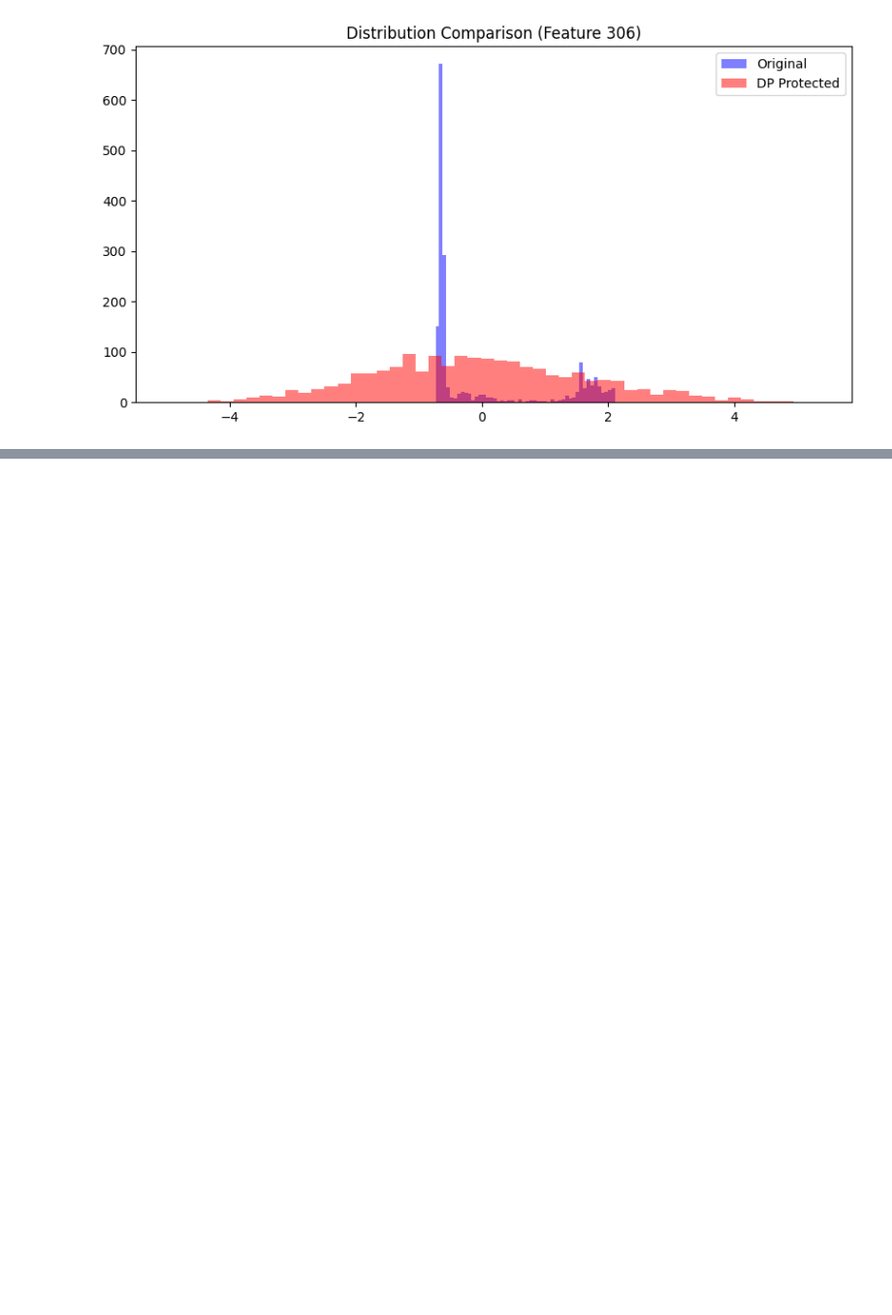
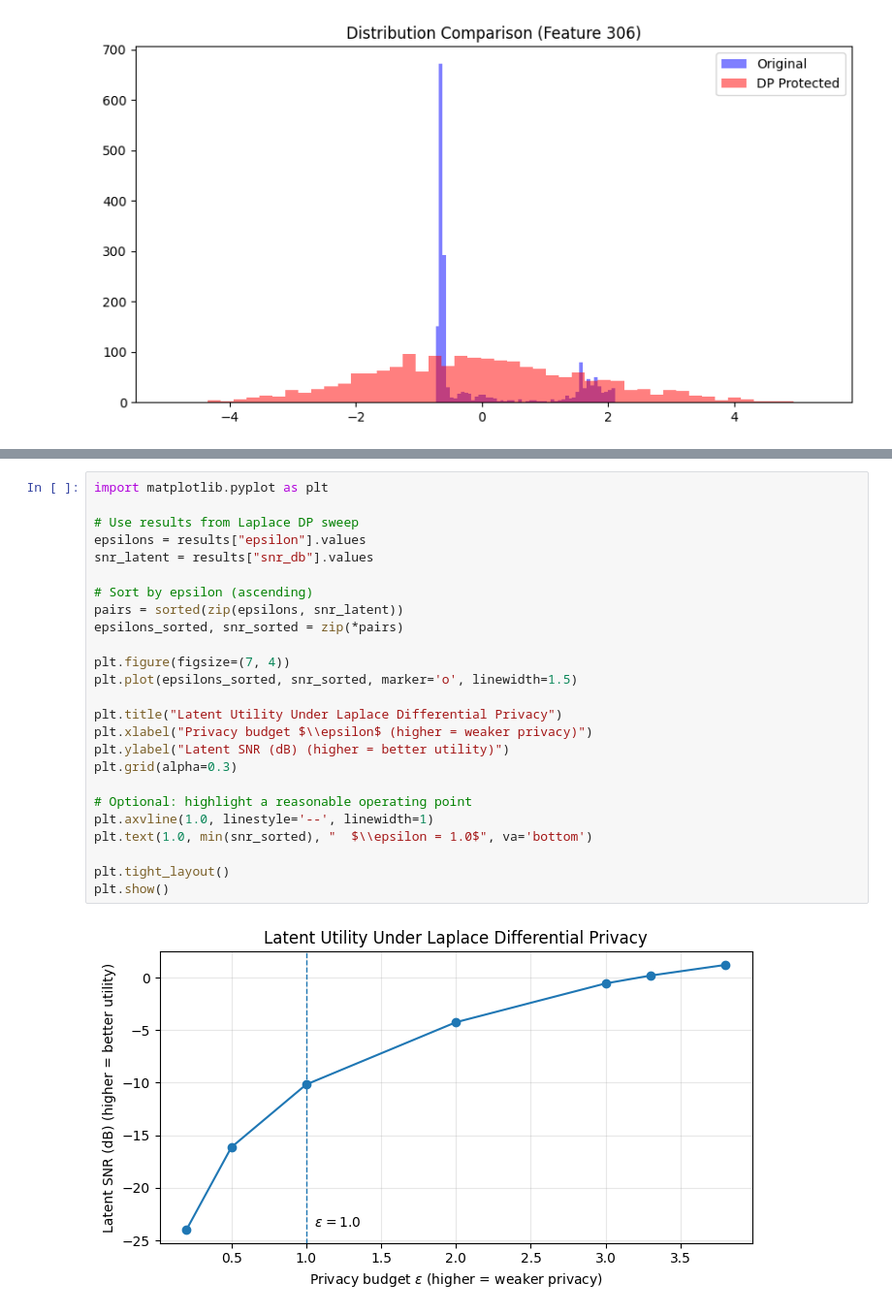
Before and after one commit to emi-emi671/EEG-Anonymization, a Jupyter notebook: Complete_OUS_Gaussian_implementation.ipynb, the cells around one changed output, grey strips where cells are left out. Shown at 97% size. Drawn from its saved outputs; the diff is of its cells as text; blank space fills up the shorter version.

```diff
--- a/Complete_OUS_Gaussian_implementation.ipynb
+++ b/Complete_OUS_Gaussian_implementation.ipynb
@@ -605,0 +971,27 @@ plt.show()
+# %%
+import matplotlib.pyplot as plt
+
+# Use results from Laplace DP sweep
+epsilons = results["epsilon"].values
+snr_latent = results["snr_db"].values
+
+# Sort by epsilon (ascending)
+pairs = sorted(zip(epsilons, snr_latent))
+epsilons_sorted, snr_sorted = zip(*pairs)
+
+plt.figure(figsize=(7, 4))
+plt.plot(epsilons_sorted, snr_sorted, marker='o', linewidth=1.5)
+
+plt.title("Latent Utility Under Laplace Differential Privacy")
+plt.xlabel("Privacy budget $\\epsilon$ (higher = weaker privacy)")
+plt.ylabel("Latent SNR (dB) (higher = better utility)")
+plt.grid(alpha=0.3)
+
+# Optional: highlight a reasonable operating point
+plt.axvline(1.0, linestyle='--', linewidth=1)
+plt.text(1.0, min(snr_sorted), "  $\\epsilon = 1.0$", va='bottom')
+
+plt.tight_layout()
+plt.show()
+# %% [output]
+[figure, added]
```
Also changed, not shown: parts of 18 cells of this notebook.
